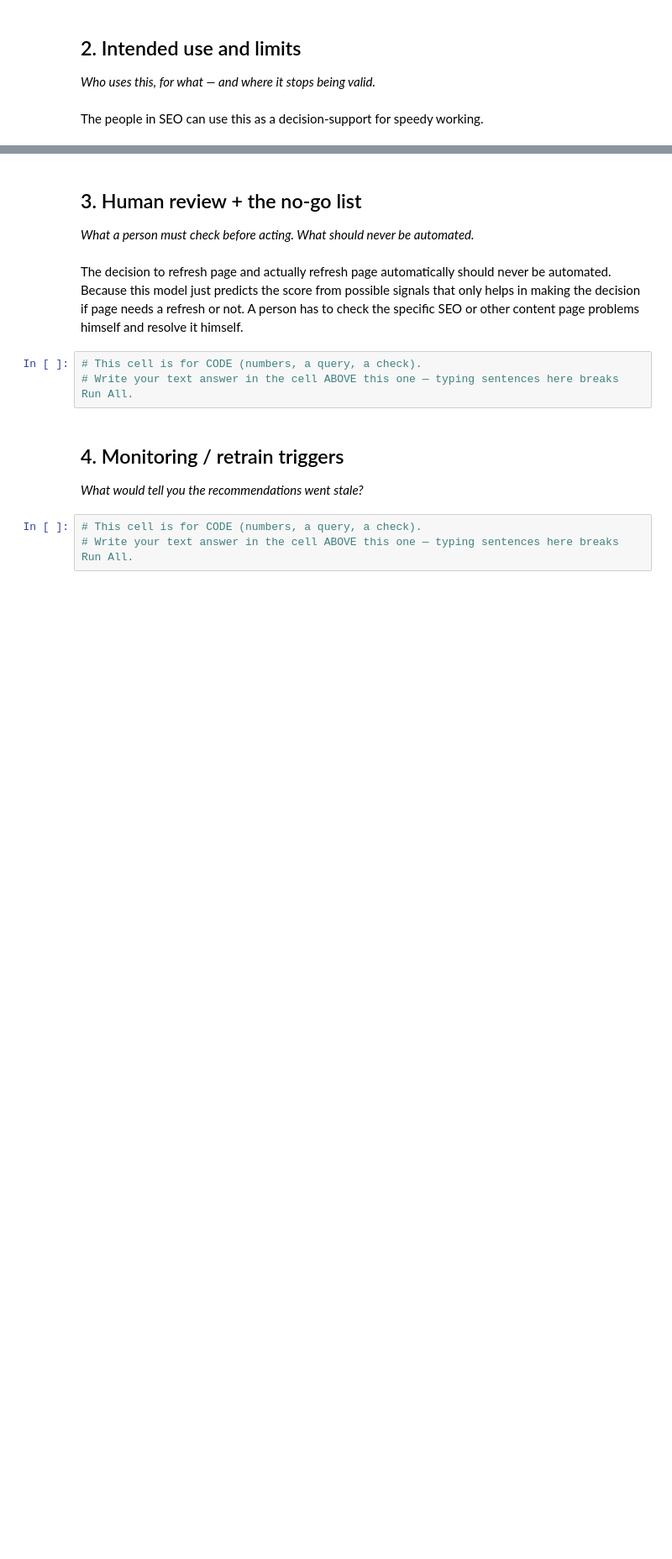
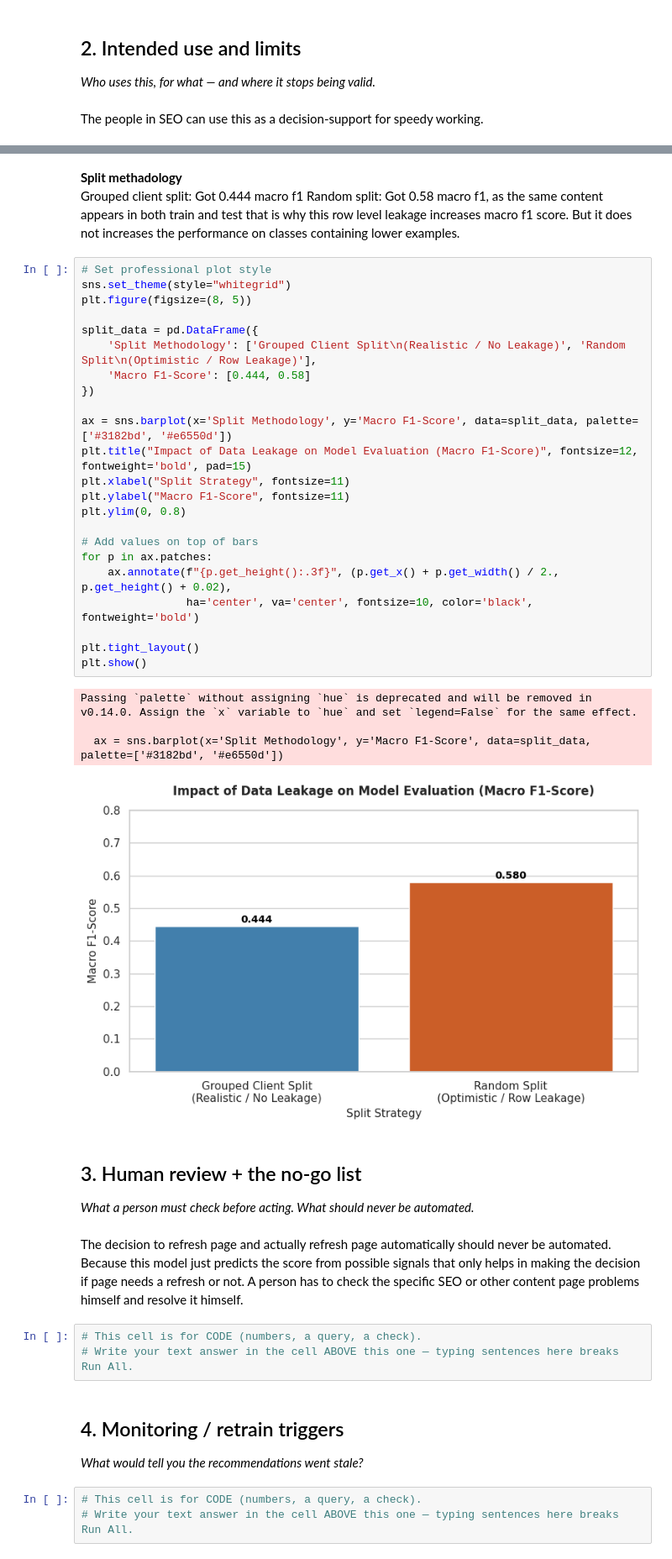
Before and after one commit to MuhammadFaizan0023/FlyRank_ML_internship_repo, a Jupyter notebook: work/notebooks/w07_action_playbook.ipynb, the cells around one changed output, grey strips where cells are left out. Shown at 84% size. Saved outputs shown, nothing was run; the diff lists cells and outputs as text; blank space fills up the shorter version.

```diff
--- a/work/notebooks/w07_action_playbook.ipynb
+++ b/work/notebooks/w07_action_playbook.ipynb
@@ -180,3 +265,35 @@ Pages with severe decay (Decline Score >= 15): 1,581,677
+# %% [markdown]
+**Split methadology**<br>
+Grouped client split: Got 0.444 macro f1
+Random split: Got 0.58 macro f1, as the same content appears in both train and test that is why this row level leakage increases macro f1 score. But it does not increases the performance on classes containing lower examples.
+# %%
+# Set professional plot style
+sns.set_theme(style="whitegrid")
+plt.figure(figsize=(8, 5))
+
+split_data = pd.DataFrame({
+    'Split Methodology': ['Grouped Client Split\n(Realistic / No Leakage)', 'Random Split\n(Optimistic / Row Leakage)'],
+    'Macro F1-Score': [0.444, 0.58]
+})
+
+ax = sns.barplot(x='Split Methodology', y='Macro F1-Score', data=split_data, palette=['#3182bd', '#e6550d'])
+plt.title("Impact of Data Leakage on Model Evaluation (Macro F1-Score)", fontsize=12, fontweight='bold', pad=15)
+plt.xlabel("Split Strategy", fontsize=11)
+plt.ylabel("Macro F1-Score", fontsize=11)
+plt.ylim(0, 0.8)
+
+# Add values on top of bars
+for p in ax.patches:
+    ax.annotate(f"{p.get_height():.3f}", (p.get_x() + p.get_width() / 2., p.get_height() + 0.02),
+                ha='center', va='center', fontsize=10, color='black', fontweight='bold')
+
+plt.tight_layout()
+plt.show()
+# %% [output]
+Passing `palette` without assigning `hue` is deprecated and will be removed in v0.14.0. Assign the `x` variable to `hue` and set `legend=False` for the same effect.
+
+  ax = sns.barplot(x='Split Methodology', y='Macro F1-Score', data=split_data, palette=['#3182bd', '#e6550d'])
+[figure, added]
 # %% [markdown]
 ## 3. Human review + the no-go list
 
```
Also changed, not shown: parts of 6 cells of this notebook.
